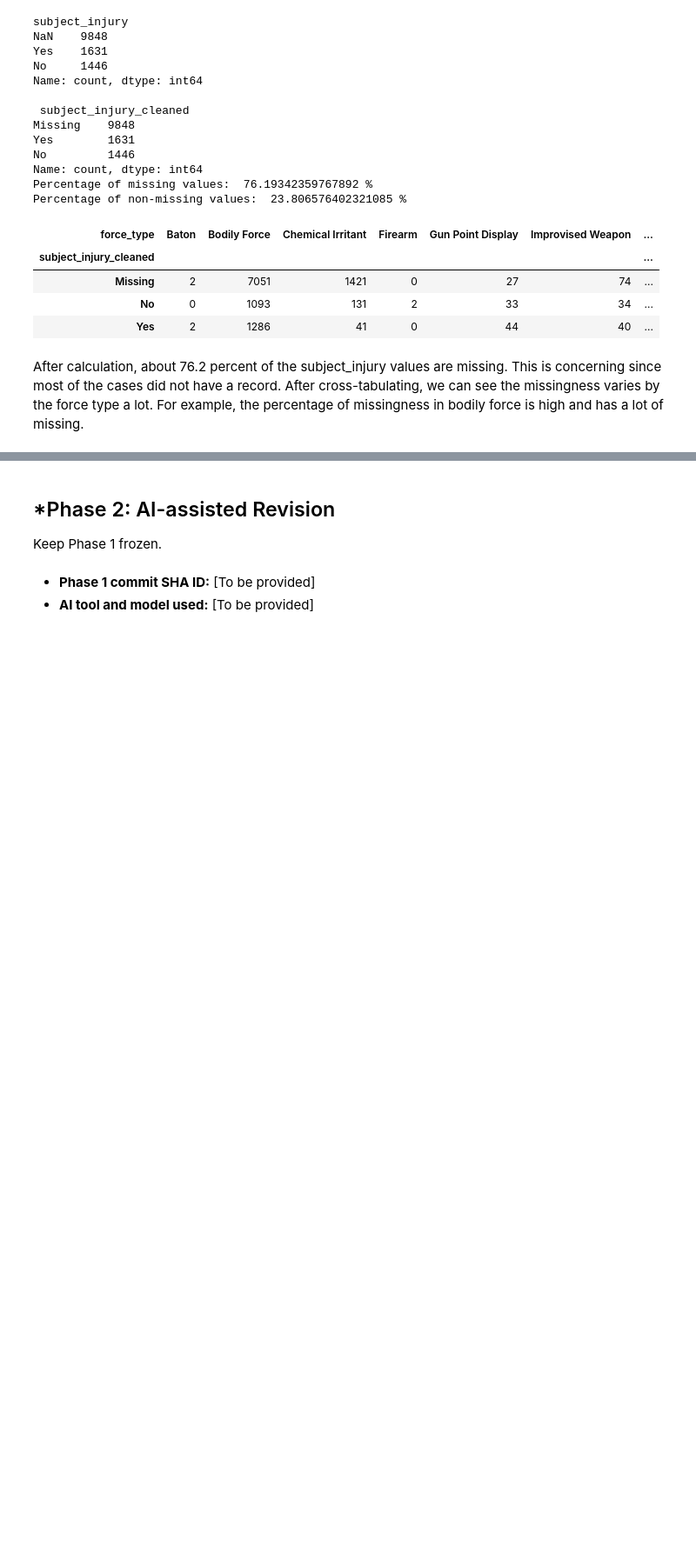
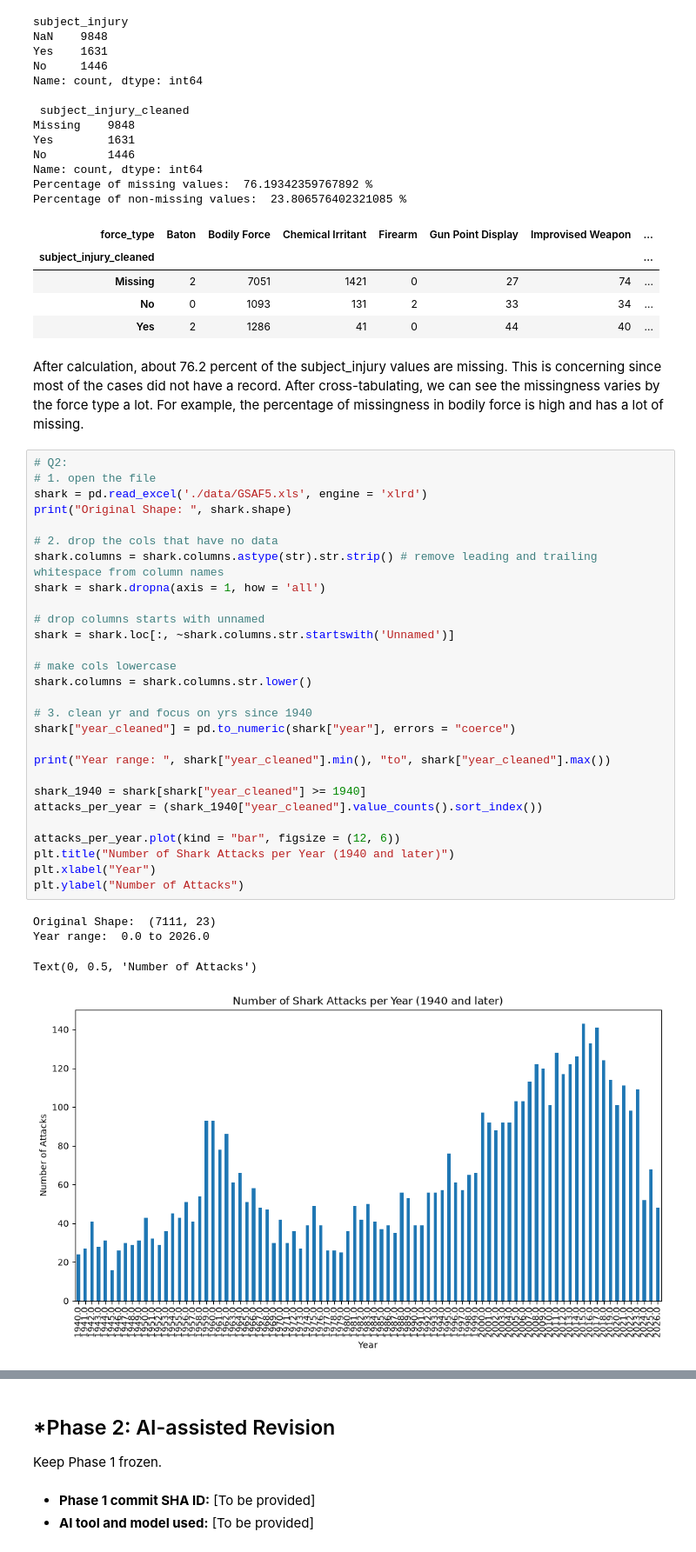
Before and after one commit to yilinw762/A01-data-wrangling, a Jupyter notebook: notebook.ipynb, the cells around one changed output, grey strips where cells are left out. Shown at 87% size. Saved outputs shown, nothing was run; the diff lists cells and outputs as text; blank space fills up the shorter version.

```diff
--- a/notebook.ipynb
+++ b/notebook.ipynb
@@ -119,3 +119,36 @@ Percentage of non-missing values:  23.806576402321085 %
 # %% [markdown]
 After calculation, about 76.2 percent of the subject_injury values are missing. This is concerning since most of the cases did not have a record.
 After cross-tabulating, we can see the missingness varies by the force type a lot. For example, the percentage of missingness in bodily force is high and has a lot of missing.
+# %%
+# Q2:
+# 1. open the file
+shark = pd.read_excel('./data/GSAF5.xls', engine = 'xlrd')
+print("Original Shape: ", shark.shape)
+
+# 2. drop the cols that have no data
+shark.columns = shark.columns.astype(str).str.strip() # remove leading and trailing whitespace from column names
+shark = shark.dropna(axis = 1, how = 'all')
+
+# drop columns starts with unnamed
+shark = shark.loc[:, ~shark.columns.str.startswith('Unnamed')]
+
+# make cols lowercase
+shark.columns = shark.columns.str.lower()
+
+# 3. clean yr and focus on yrs since 1940
+shark["year_cleaned"] = pd.to_numeric(shark["year"], errors = "coerce")
+
+print("Year range: ", shark["year_cleaned"].min(), "to", shark["year_cleaned"].max())
+
+shark_1940 = shark[shark["year_cleaned"] >= 1940]
+attacks_per_year = (shark_1940["year_cleaned"].value_counts().sort_index())
+
+attacks_per_year.plot(kind = "bar", figsize = (12, 6))
+plt.title("Number of Shark Attacks per Year (1940 and later)")
+plt.xlabel("Year")
+plt.ylabel("Number of Attacks")
+# %% [output]
+Original Shape:  (7111, 23)
+Year range:  0.0 to 2026.0
+Text(0, 0.5, 'Number of Attacks')
+[figure, added]
```
Also changed, not shown: parts of 6 cells of this notebook, 1 other file.
